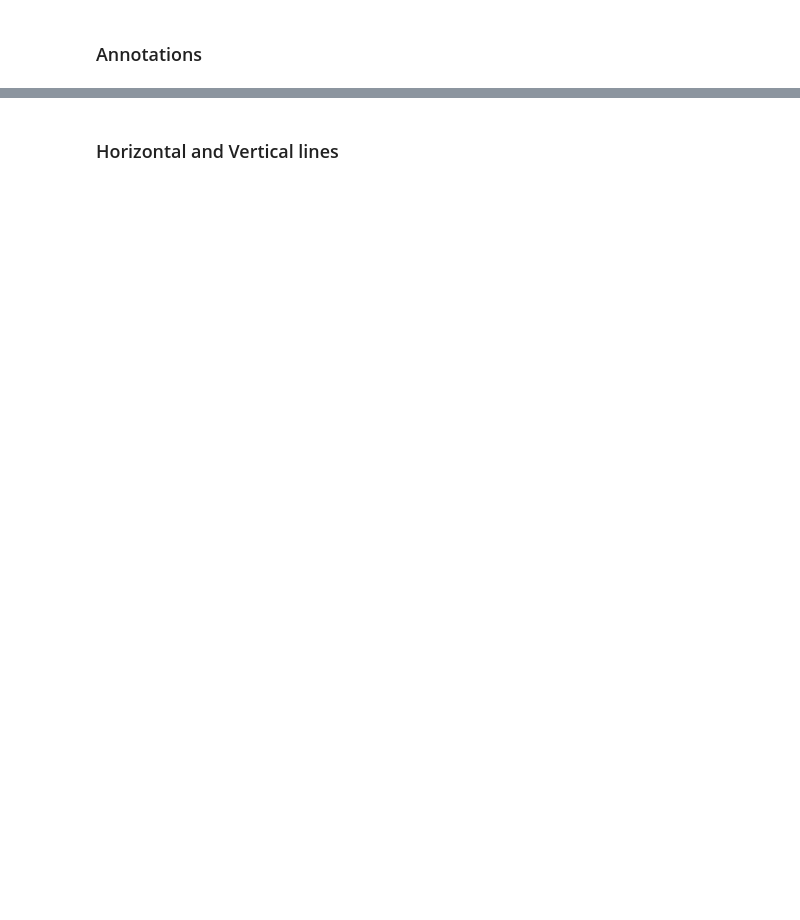
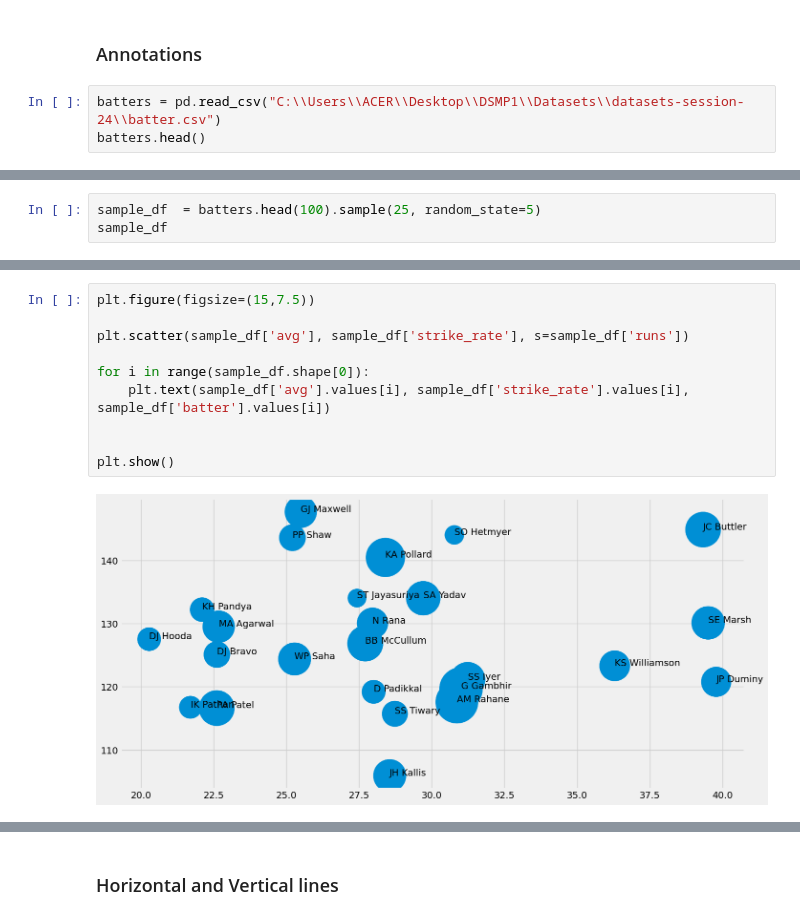
Before and after one commit to Apurba1903/DV_DA, a Jupyter notebook: Week 9 advanced_matplotlib.ipynb, the cells around one changed output, grey strips where cells are left out. Drawn from its saved outputs; the diff is of its cells as text; blank space fills up the shorter version.

```diff
--- a/Week 9 advanced_matplotlib.ipynb
+++ b/Week 9 advanced_matplotlib.ipynb
@@ -7,2 +54,5 @@
 # %% [markdown]
 ### Annotations
+# %%
+batters = pd.read_csv("C:\\Users\\ACER\\Desktop\\DSMP1\\Datasets\\datasets-session-24\\batter.csv")
+batters.head()
@@ -8,0 +66,3 @@
+# %%
+sample_df  = batters.head(100).sample(25, random_state=5)
+sample_df
@@ -8,0 +87,12 @@
+# %%
+plt.figure(figsize=(15,7.5))
+
+plt.scatter(sample_df['avg'], sample_df['strike_rate'], s=sample_df['runs'])
+
+for i in range(sample_df.shape[0]):
+    plt.text(sample_df['avg'].values[i], sample_df['strike_rate'].values[i], sample_df['batter'].values[i])
+
+
+plt.show()
+# %% [output]
+[figure, added]
```
Also changed, not shown: parts of 65 cells of this notebook.
